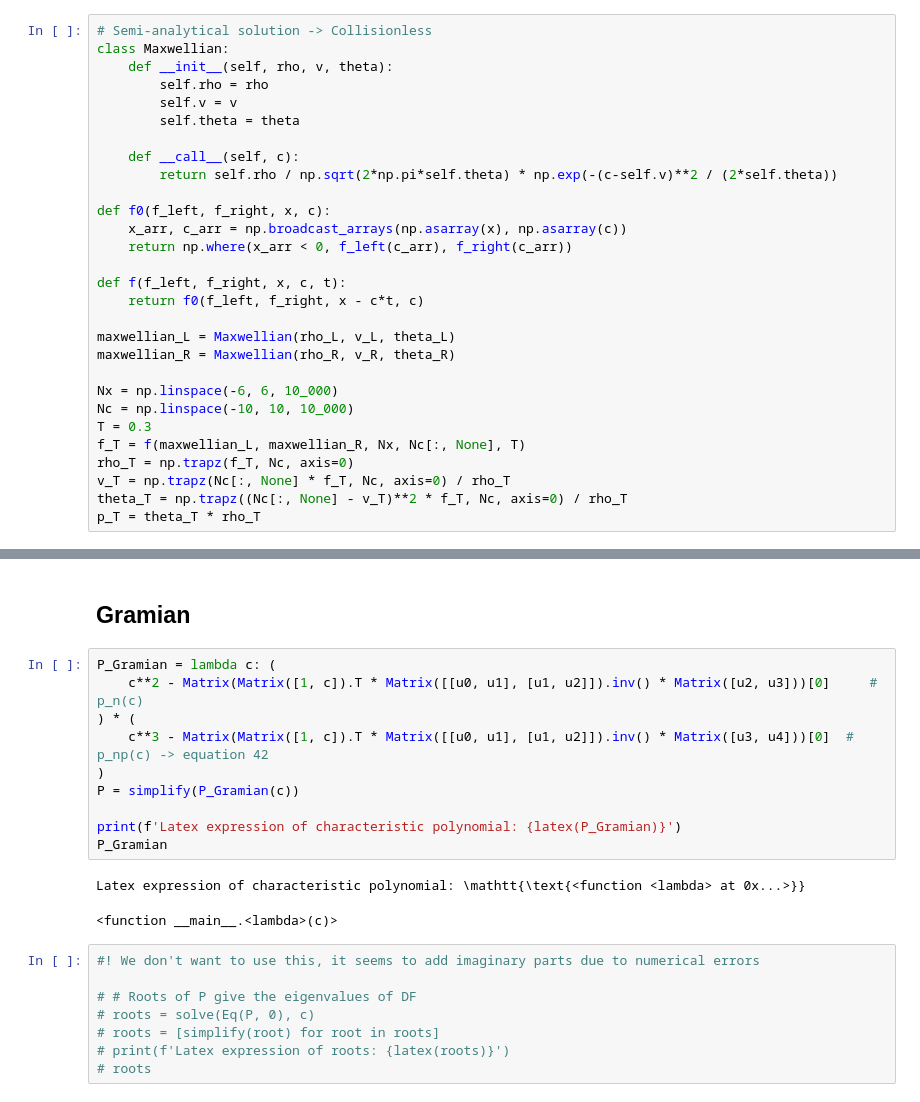
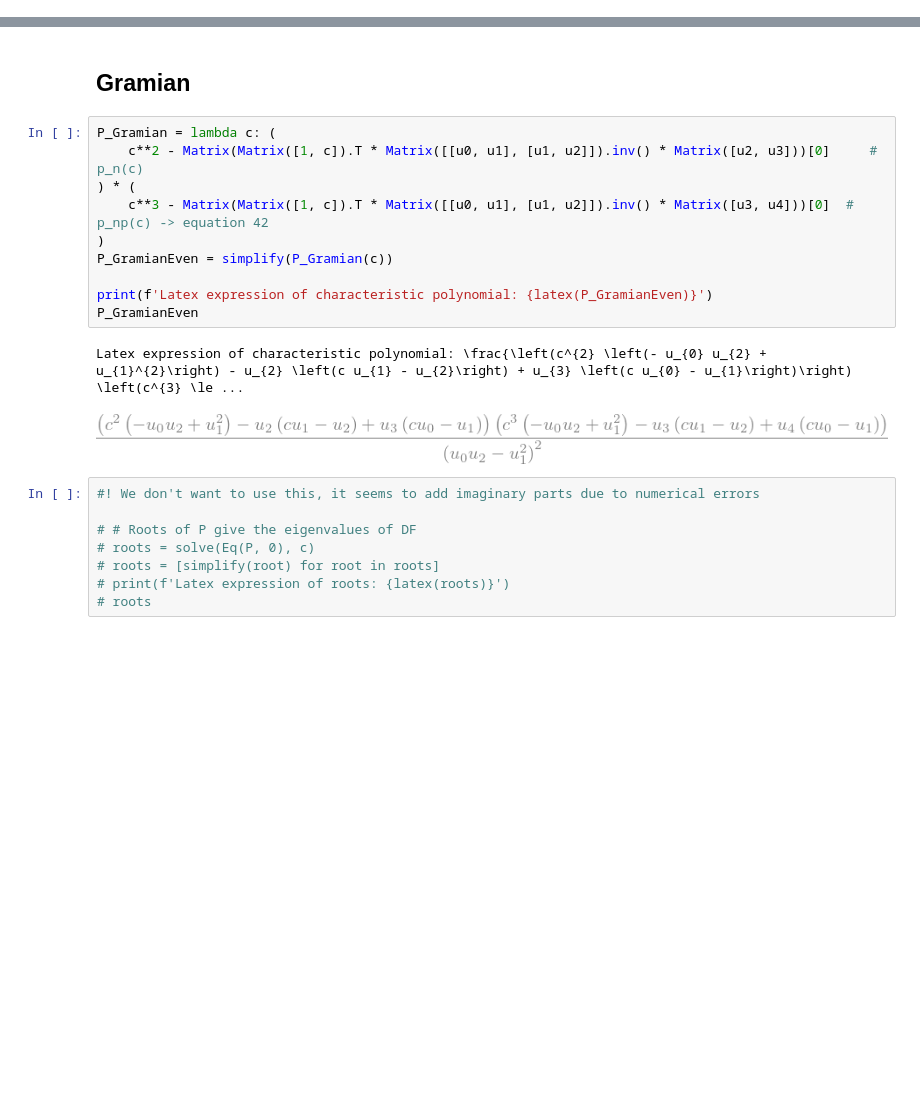
Before and after one commit to JanHab/ExtGram.jl, a Jupyter notebook: notebooks/AnalyzeEigenvalues.ipynb, the cells around one changed output, grey strips where cells are left out. Drawn from its saved outputs; the diff is of its cells as text; blank space fills up the shorter version.

```diff
--- a/notebooks/AnalyzeEigenvalues.ipynb
+++ b/notebooks/AnalyzeEigenvalues.ipynb
@@ -55,29 +25,0 @@ c_R = 6.0
-# %%
-# Semi-analytical solution -> Collisionless
-class Maxwellian:
-    def __init__(self, rho, v, theta):
-        self.rho = rho
-        self.v = v
-        self.theta = theta
-
-    def __call__(self, c):
-        return self.rho / np.sqrt(2*np.pi*self.theta) * np.exp(-(c-self.v)**2 / (2*self.theta))
-
-def f0(f_left, f_right, x, c):
-    x_arr, c_arr = np.broadcast_arrays(np.asarray(x), np.asarray(c))
-    return np.where(x_arr < 0, f_left(c_arr), f_right(c_arr))
-
-def f(f_left, f_right, x, c, t):
-    return f0(f_left, f_right, x - c*t, c)
-
-maxwellian_L = Maxwellian(rho_L, v_L, theta_L)
-maxwellian_R = Maxwellian(rho_R, v_R, theta_R)
-
-Nx = np.linspace(-6, 6, 10_000)
-Nc = np.linspace(-10, 10, 10_000)
-T = 0.3
-f_T = f(maxwellian_L, maxwellian_R, Nx, Nc[:, None], T)
-rho_T = np.trapz(f_T, Nc, axis=0)
-v_T = np.trapz(Nc[:, None] * f_T, Nc, axis=0) / rho_T
-theta_T = np.trapz((Nc[:, None] - v_T)**2 * f_T, Nc, axis=0) / rho_T
-p_T = theta_T * rho_T
@@ -724,16 +66,16 @@ n = int(M/2)
 # %%
 P_Gramian = lambda c: (
     c**2 - Matrix(Matrix([1, c]).T * Matrix([[u0, u1], [u1, u2]]).inv() * Matrix([u2, u3]))[0]     # p_n(c)
 ) * (
     c**3 - Matrix(Matrix([1, c]).T * Matrix([[u0, u1], [u1, u2]]).inv() * Matrix([u3, u4]))[0]  # p_np(c) -> equation 42
 )
-P = simplify(P_Gramian(c))
+P_GramianEven = simplify(P_Gramian(c))
 
-print(f'Latex expression of characteristic polynomial: {latex(P_Gramian)}')
-P_Gramian
+print(f'Latex expression of characteristic polynomial: {latex(P_GramianEven)}')
+P_GramianEven
 # %% [output]
-Latex expression of characteristic polynomial: \mathtt{\text{<function <lambda> at 0x...>}}
+Latex expression of characteristic polynomial: \frac{\left(c^{2} \left(- u_{0} u_{2} + u_{1}^{2}\right) - u_{2} \left(c u_{1} - u_{2}\right) + u_{3} \left(c u_{0} - u_{1}\right)\right) \left(c^{3} \le ...
-<function __main__.<lambda>(c)>
+[figure, added]
 # %%
 #! We don't want to use this, it seems to add imaginary parts due to numerical errors
 
```
Also changed, not shown: parts of 36 cells of this notebook, 1 other file.
